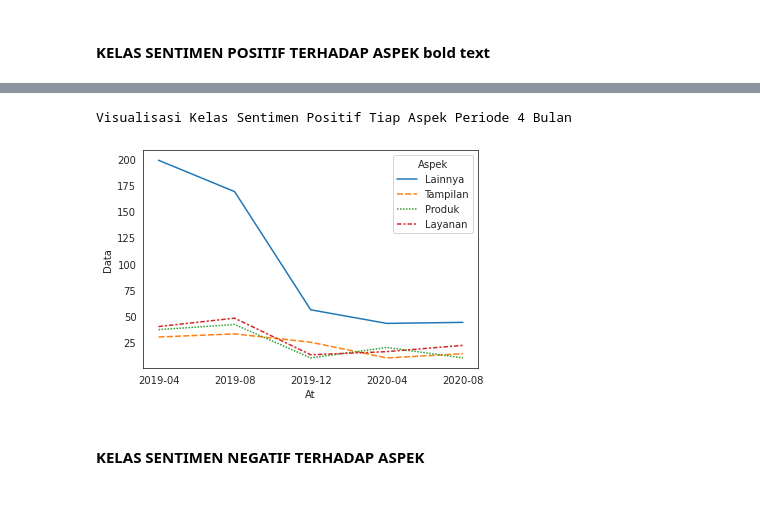
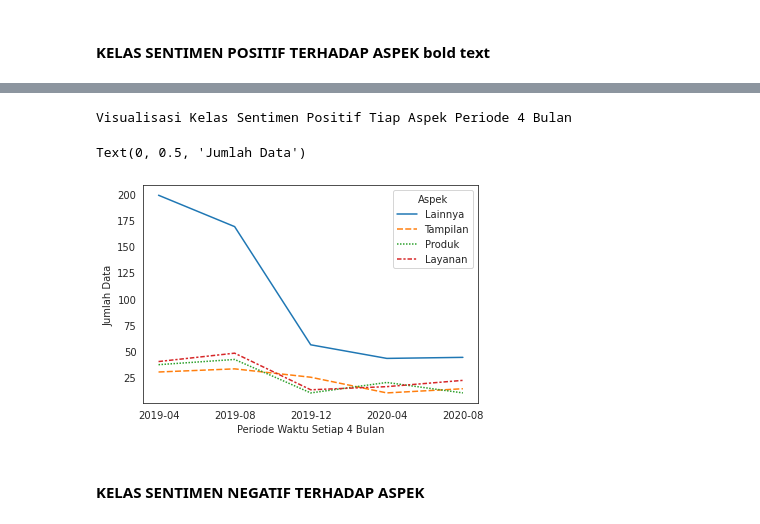
Before and after one commit to ristacp10/Analisis-Sentimen-Berbasis-Aspek-Pada-Aplikasi-Soco-Menggunakan-Bidirectional-Long-Short-Term-Memory, a Jupyter notebook: Visualisasi_Kelas_Sentimen_dan_Aspek_Periode_4_Bulan.ipynb, the cells around one changed output, grey strips where cells are left out. Drawn from its saved outputs; the diff is of its cells as text; code cells hidden in the pictures.

```diff
--- a/Visualisasi_Kelas_Sentimen_dan_Aspek_Periode_4_Bulan.ipynb
+++ b/Visualisasi_Kelas_Sentimen_dan_Aspek_Periode_4_Bulan.ipynb
@@ -99,9 +104,12 @@ print(aspek_counts)
 # %%
 print("Visualisasi Kelas Sentimen Positif Tiap Aspek Periode 4 Bulan")
 p = sns.lineplot(x="At", y ="Data", hue="Aspek", style="Aspek", data = aspek_counts)
+p.set_xlabel("Periode Waktu Setiap 4 Bulan")
+p.set_ylabel("Jumlah Data")
 # %% [output]
 Visualisasi Kelas Sentimen Positif Tiap Aspek Periode 4 Bulan
+Text(0, 0.5, 'Jumlah Data')
-[figure, old version]
+[figure, new version]
 # %% [markdown]
 #### **KELAS SENTIMEN NEGATIF TERHADAP ASPEK**
 # %%
```
Also changed, not shown: parts of 5 cells of this notebook.
